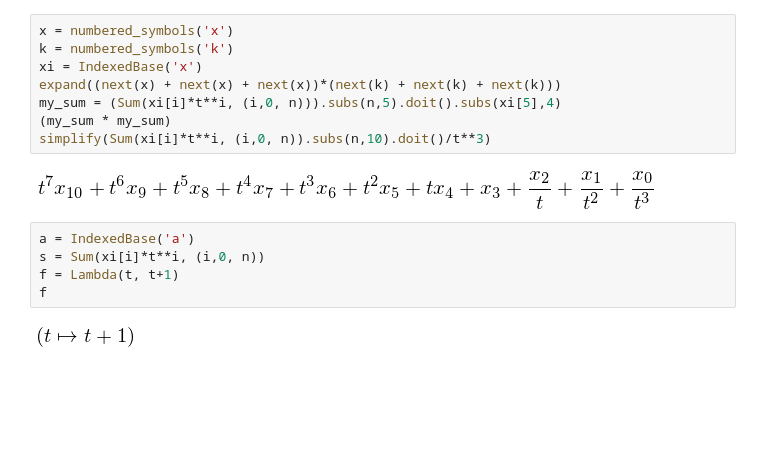
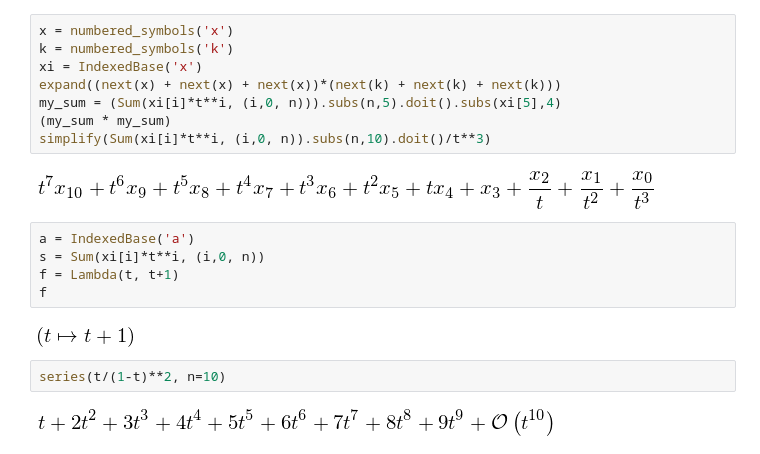
Before and after one commit to massimo-nocentini/pacc, a Jupyter notebook: sympy-notebook/Analysis of Algorithms.ipynb, the cells around one changed output. Saved outputs shown, nothing was run; the diff lists cells and outputs as text; blank space fills up the shorter version.

```diff
--- a/sympy-notebook/Analysis of Algorithms.ipynb
+++ b/sympy-notebook/Analysis of Algorithms.ipynb
@@ -248,3 +248,7 @@ f = Lambda(t, t+1)
 f
 # %% [output]
 [figure]
+# %%
+series(t/(1-t)**2, n=10)
+# %% [output]
+[figure, added]
```
Also changed, not shown: parts of 1 cell of this notebook.
